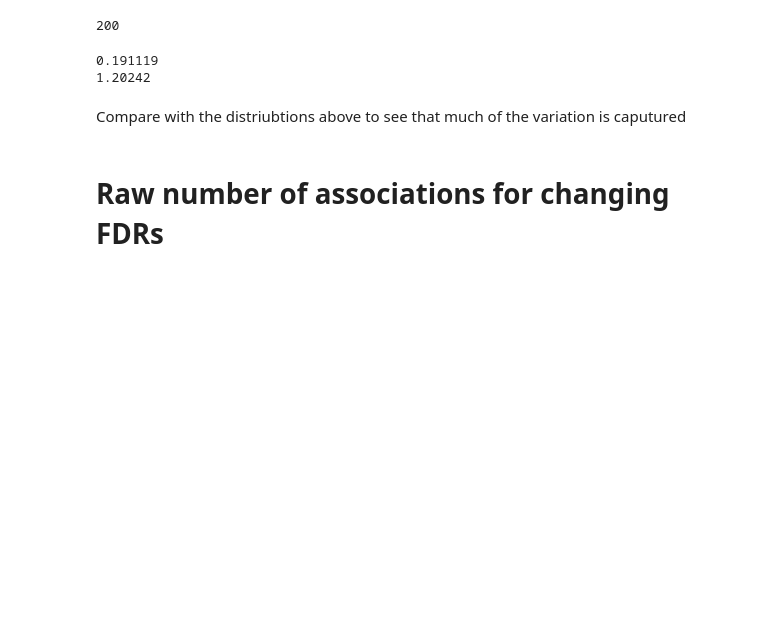
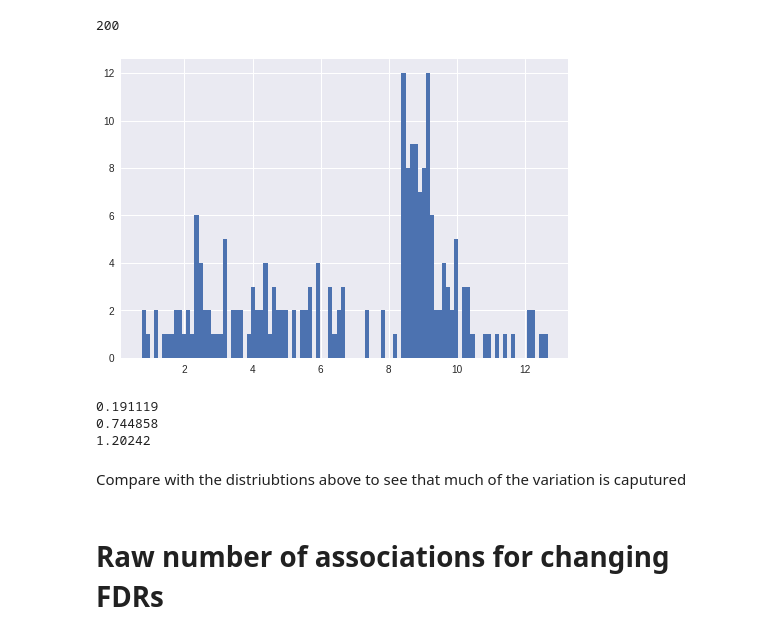
Before and after one commit to willgdjones/GTEx, a Jupyter notebook: notebooks/daily/17-05-11-number-of-signifiant-associations-across-different-patch-sizes.ipynb, the cells around one changed output. Saved outputs shown, nothing was run; the diff lists cells and outputs as text; code cells hidden in the pictures; blank space fills up the shorter version.

```diff
--- a/notebooks/daily/17-05-11-number-of-signifiant-associations-across-different-patch-sizes.ipynb
+++ b/notebooks/daily/17-05-11-number-of-signifiant-associations-across-different-patch-sizes.ipynb
@@ -73,11 +82,18 @@ most_varying_feature_idx = np.argsort(np.std(concatenated_features,axis=0))[::-1
 len(most_expressed_transcript_idx)
 # %% [output]
 200
+# %%
+plt.hist(np.mean(expression,axis=0)[most_expressed_transcript_idx],bins=100)
+plt.show()
+# %% [output]
+[figure, added]
 # %%
 print (min(np.std(expression,axis=0)[most_expressed_transcript_idx]))
+print (min(np.mean(expression,axis=0)[most_expressed_transcript_idx]))
 print (min(np.std(concatenated_features,axis=0)[most_varying_feature_idx]))
 # %% [output]
 0.191119
+0.744858
 1.20242
 # %% [markdown]
 Compare with the distriubtions above to see that much of the variation is caputured
```
Also changed, not shown: parts of 6 cells of this notebook, 19 other files.
